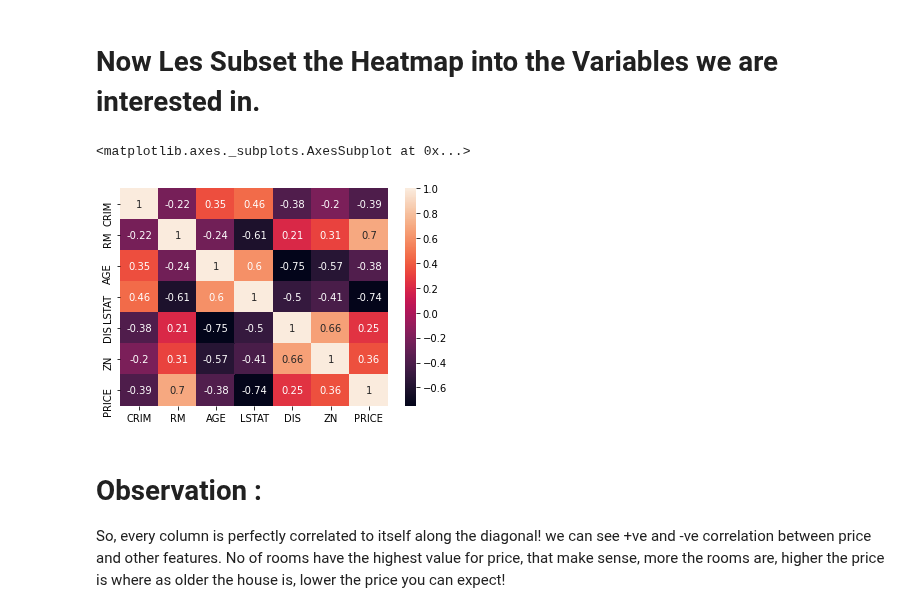
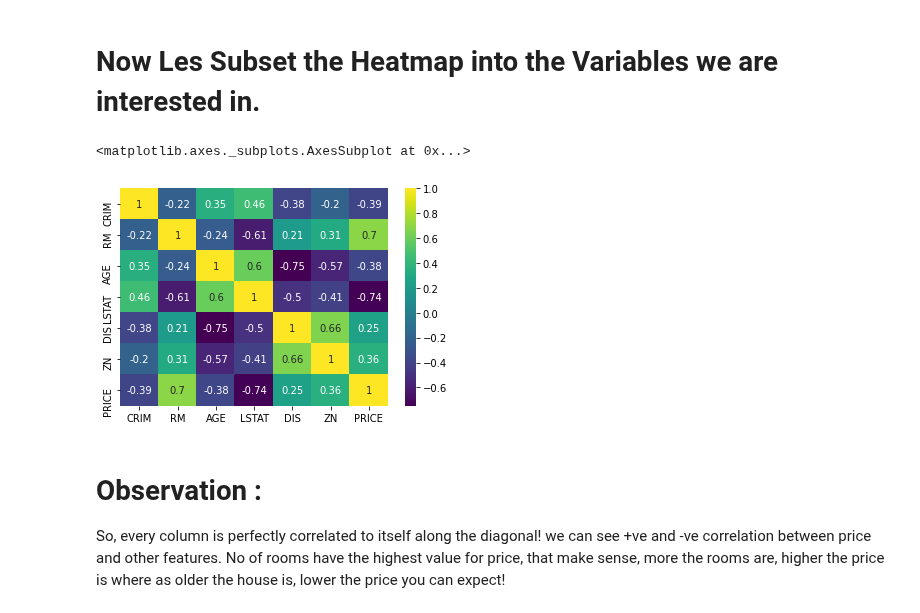
Before and after one commit to RancyChepchirchir/Assignments, a Jupyter notebook: 16.LinearRegression.ipynb, the cells around one changed output. Cells and saved outputs as stored; diff of their text form; code cells hidden in the pictures.

```diff
--- a/16.LinearRegression.ipynb
+++ b/16.LinearRegression.ipynb
@@ -239,10 +239,10 @@ sns.heatmap(corr , mask = mask , cmap=cmap , vmax=.3, center=0 , annot=True,
 # %% [markdown]
 # Now Les Subset the Heatmap into the Variables we are interested in.
 # %%
-sns.heatmap(bos[['CRIM','RM','AGE','LSTAT','DIS','ZN','PRICE']].corr() , annot = True , CMAP = 'viridis')
+sns.heatmap(bos[['CRIM','RM','AGE','LSTAT','DIS','ZN','PRICE']].corr() , annot = True , cmap = "viridis" , )
 # %% [output]
 <matplotlib.axes._subplots.AxesSubplot at 0x...>
-[figure, old version]
+[figure, new version]
 # %% [markdown]
 # Observation :
 So, every column is perfectly correlated to itself along the diagonal! we can see +ve and -ve correlation between price and other features. No of rooms have the highest value for price, that make sense, more the rooms are, higher the price is where as older the house is, lower the price you can expect!
```
Also changed, not shown: parts of 2 cells of this notebook, 2 other files.
